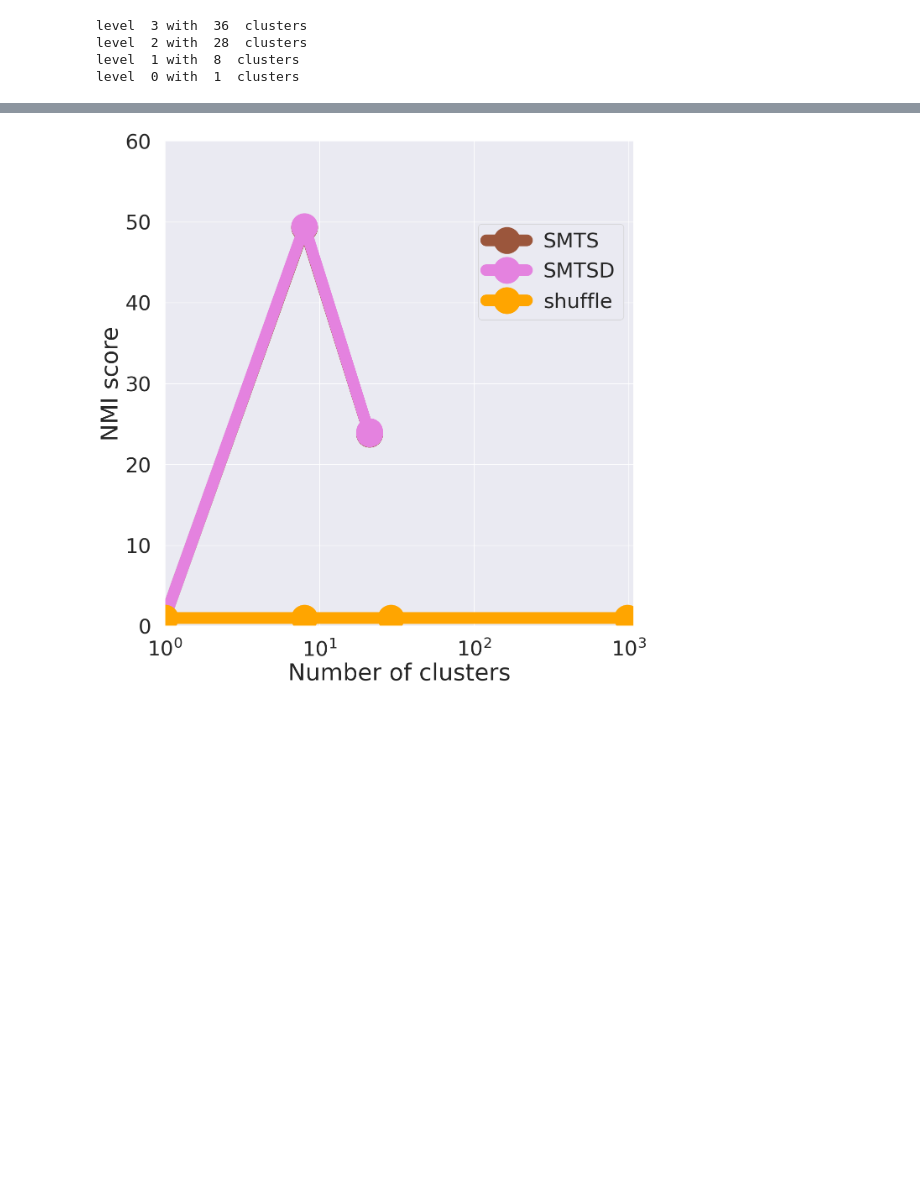
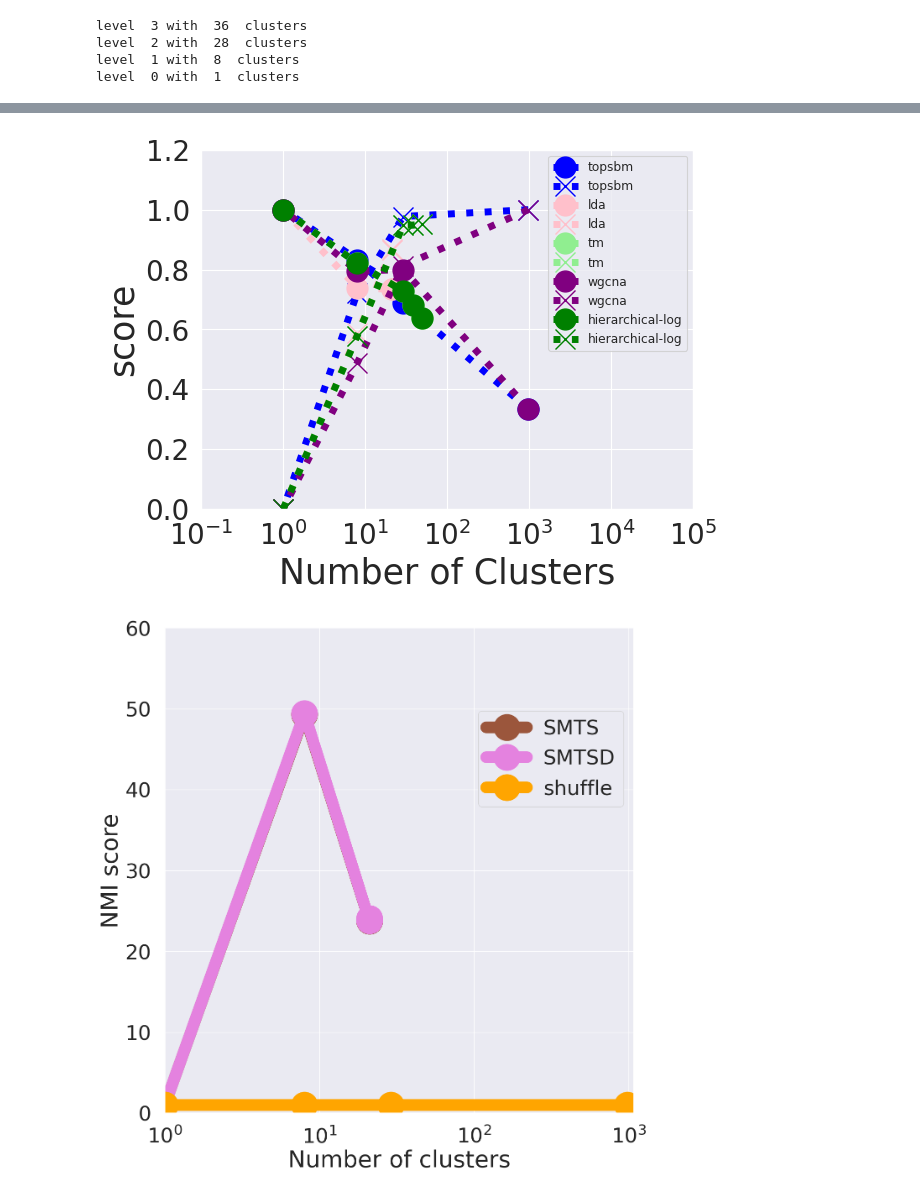
Before and after one commit to fvalle1/topics, a Jupyter notebook: hSBM_clusters.ipynb, the cells around one changed output, grey strips where cells are left out. Saved outputs shown, nothing was run; the diff lists cells and outputs as text; code cells hidden in the pictures; blank space fills up the shorter version.

```diff
--- a/hSBM_clusters.ipynb
+++ b/hSBM_clusters.ipynb
@@ -181,3 +265,41 @@ fig.savefig("%s/metric_scores_hierstructure.pdf"%(directory))
+# %%
+fig, ax = plt.subplots()
+
+label = "SMTS"
+colors = ["blue", "pink", "lightgreen", "purple", "green"]
+for alg, c in zip(data.keys(), colors):
+    ax.plot(
+        np.average([d[label]["xl"] for d in data[alg]], axis=0),
+        np.average([d[label]["c"] for d in data[alg]], axis=0),
+        lw=5, ms=15, ls=":",
+        c=c,
+        marker="o",
+        label=alg
+    )
+    ax.plot(
+        np.average([d[label]["xl"] for d in data[alg]], axis=0),
+        np.average([d[label]["h"] for d in data[alg]], axis=0),
+        lw=5, ms=15, ls=":",
+        c=c,
+        marker="x",
+        label=alg
+    )
+
+ax.legend()
+ax.set_xscale('log')
+
+ax.set_xlabel("Number of Clusters", fontsize=25)
+ax.set_ylabel("score", fontsize=25)
+ax.set_xlim(1, 2000)
+ax.set_ylim(0, 1.1)
+ax.set_xticks(ax.get_xticks(), ax.get_xticklabels(), fontsize=20)
+ax.set_yticks(ax.get_yticks(), ax.get_yticklabels(), fontsize=20)
+
+plt.tight_layout()
+plt.show()
+fig.savefig("%s/metric_scores_comparison_errorbar.pdf"%(directory))
+# %% [output]
+[figure, added]
 # %%
 scores = {}
 for label in labels:
```
Also changed, not shown: parts of 7 cells of this notebook.
